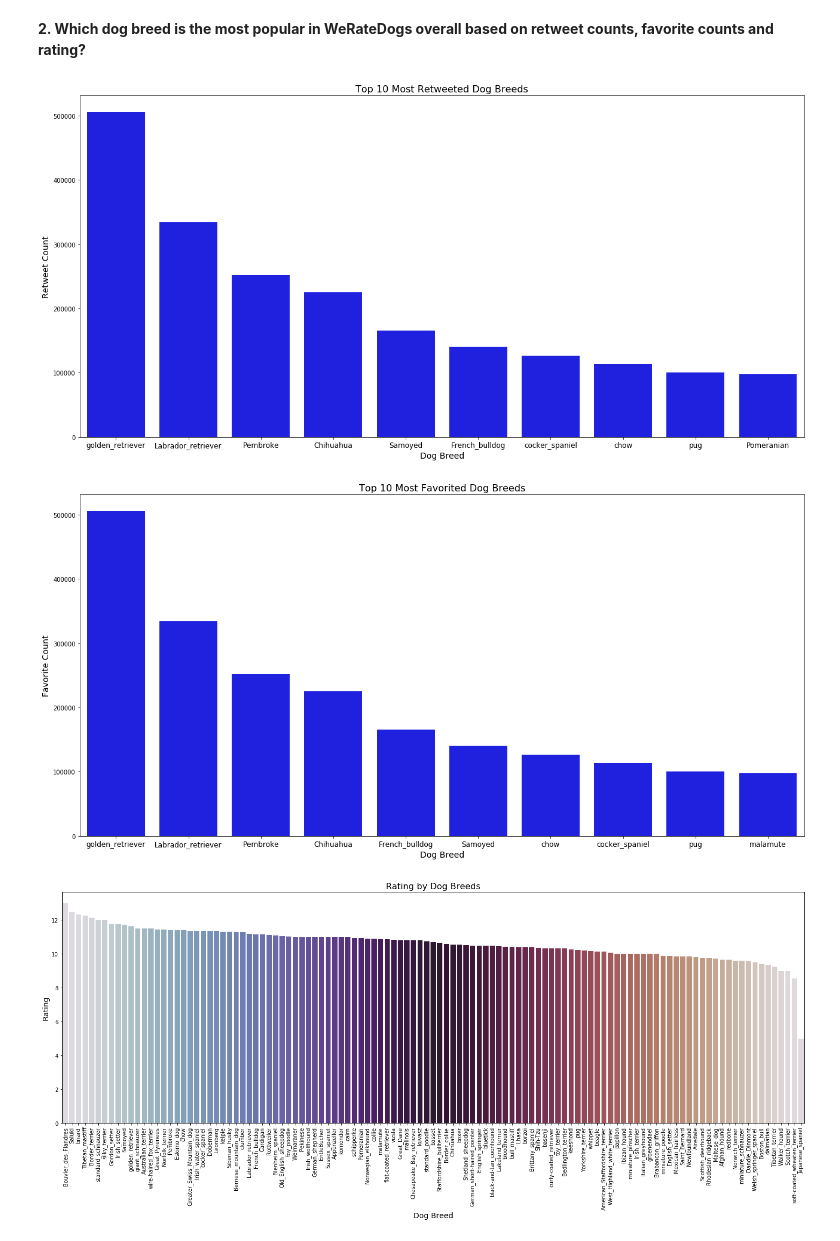
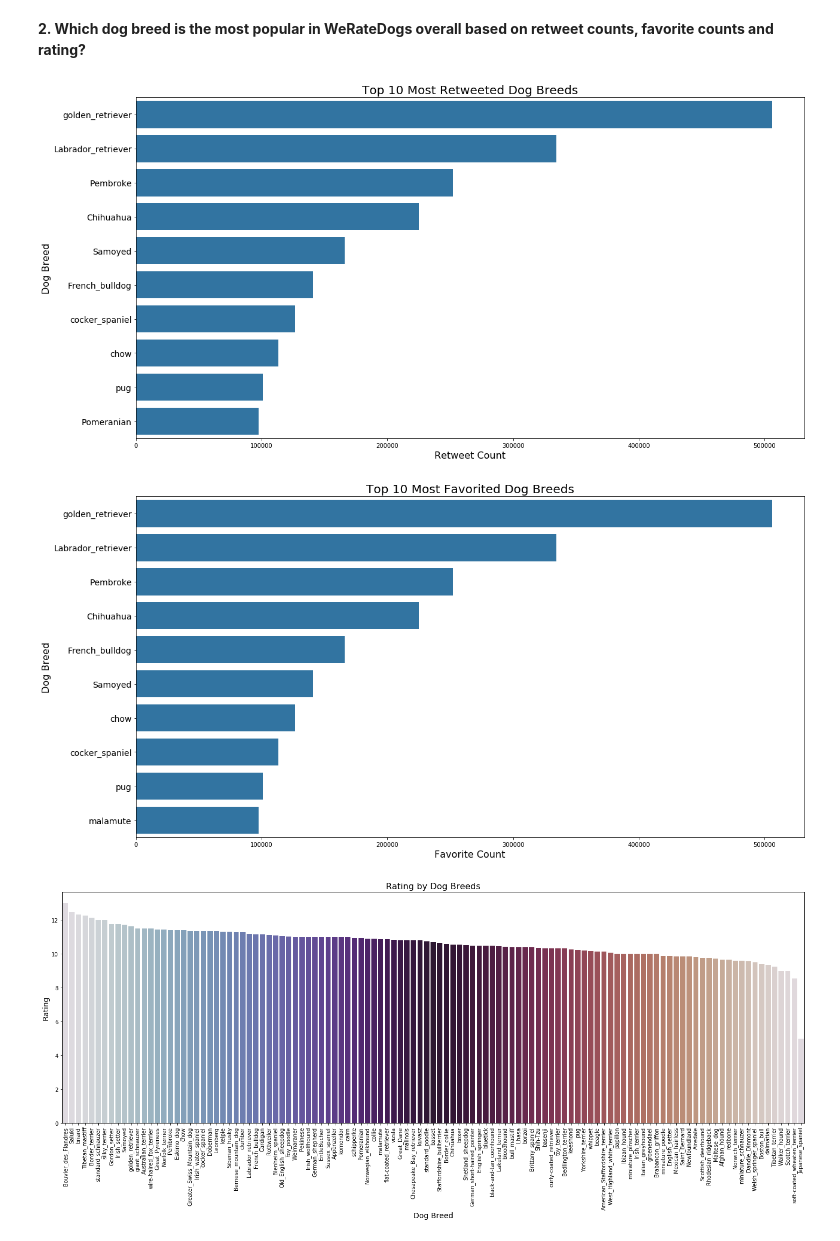
Before and after one commit to weichong-ong/Twitter_Account_Data_Wrangling, a Jupyter notebook: wrangle_act.ipynb, the cells around one changed output. Drawn from its saved outputs; the diff is of its cells as text; code cells hidden in the pictures.

```diff
--- a/wrangle_act.ipynb
+++ b/wrangle_act.ipynb
@@ -938,36 +938,38 @@ twitter_archive_master[(twitter_archive_master['retweet_count'] == twitter_archi
 **2. Which dog breed is the most popular in WeRateDogs overall based on retweet counts, favorite counts and rating?**
 # %%
 predicted_dog = twitter_archive_master[~twitter_archive_master['breed'].isnull()]
+# %%
+base_color = sns.color_palette()[0]
 # %%
 top10_retweeted_dog_breed = predicted_dog.groupby('breed')['retweet_count'].sum().sort_values(ascending = False).iloc[:10]
 dog_breed = top10_retweeted_dog_breed.index
 retweet_count = top10_retweeted_dog_breed.values
 fig, ax = plt.subplots(figsize=(18,9))
 # ax = sns.barplot(dog_breed, retweet_count, palette = "twilight")
-ax = sns.barplot(dog_breed, retweet_count, color = 'b')
-ax.set_xticklabels(dog_breed, fontsize = 12)
-ax.set_xlabel('Dog Breed', fontsize = 14)
-ax.set_ylabel('Retweet Count', fontsize = 14)
-ax.set_title('Top 10 Most Retweeted Dog Breeds', fontsize = 16)
+ax = sns.barplot(retweet_count, dog_breed, color = base_color)
+ax.set_yticklabels(dog_breed, fontsize = 14)
+ax.set_xlabel('Retweet Count', fontsize = 16)
+ax.set_ylabel('Dog Breed', fontsize = 16)
+ax.set_title('Top 10 Most Retweeted Dog Breeds', fontsize = 20)
 plt.tight_layout()
 plt.show()
 # %% [output]
-[figure, old version]
+[figure, new version]
 # %%
 top10_favorited_dog_breed = predicted_dog.groupby('breed')['favorite_count'].sum().sort_values(ascending = False).iloc[:10]
 dog_breed = top10_favorited_dog_breed.index
 favorite_count = top10_favorited_dog_breed.values
 fig, ax = plt.subplots(figsize=(18,9))
 # ax = sns.barplot(dog_breed, favorite_count, palette = "twilight")
-ax = sns.barplot(dog_breed, retweet_count, color = 'b')
-ax.set_xticklabels(dog_breed, fontsize = 12)
-ax.set_xlabel('Dog Breed', fontsize = 14)
-ax.set_ylabel('Favorite Count', fontsize = 14)
-ax.set_title('Top 10 Most Favorited Dog Breeds', fontsize = 16)
+ax = sns.barplot(retweet_count, dog_breed, color = base_color)
+ax.set_yticklabels(dog_breed, fontsize = 14)
+ax.set_ylabel('Dog Breed', fontsize = 16)
+ax.set_xlabel('Favorite Count', fontsize = 16)
+ax.set_title('Top 10 Most Favorited Dog Breeds', fontsize = 20)
 plt.tight_layout()
 plt.show()
 # %% [output]
-[figure, old version]
+[figure, new version]
 # %%
 rating_dog_breed = predicted_dog.groupby('breed')['rating_numerator'].mean().sort_values(ascending = False)
 dog_breed = rating_dog_breed.index
```
Also changed, not shown: parts of 2 cells of this notebook.
